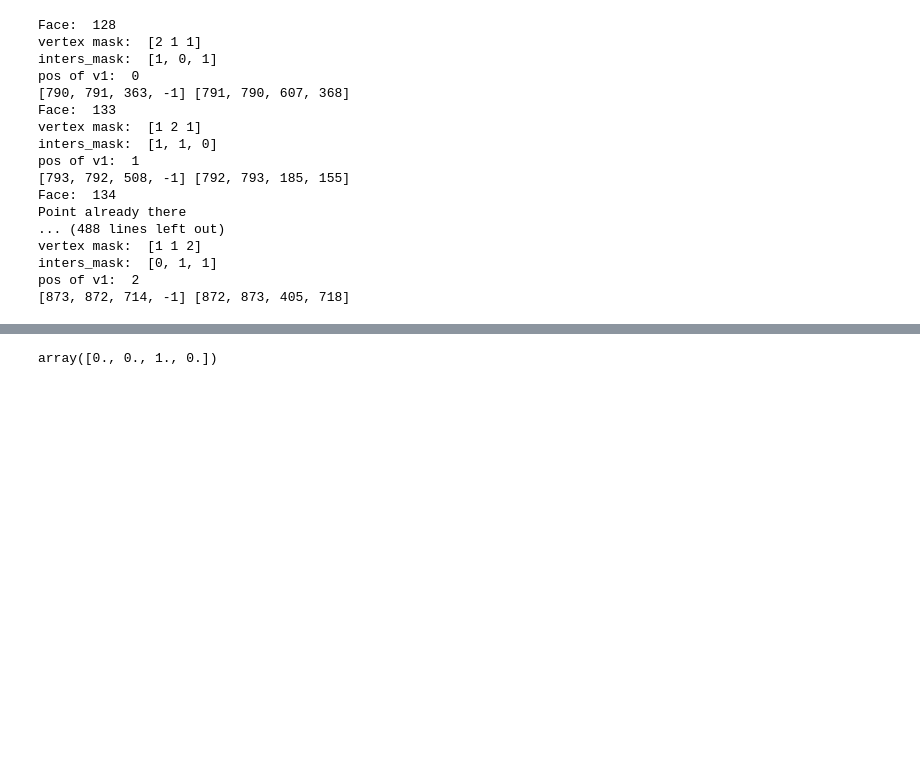
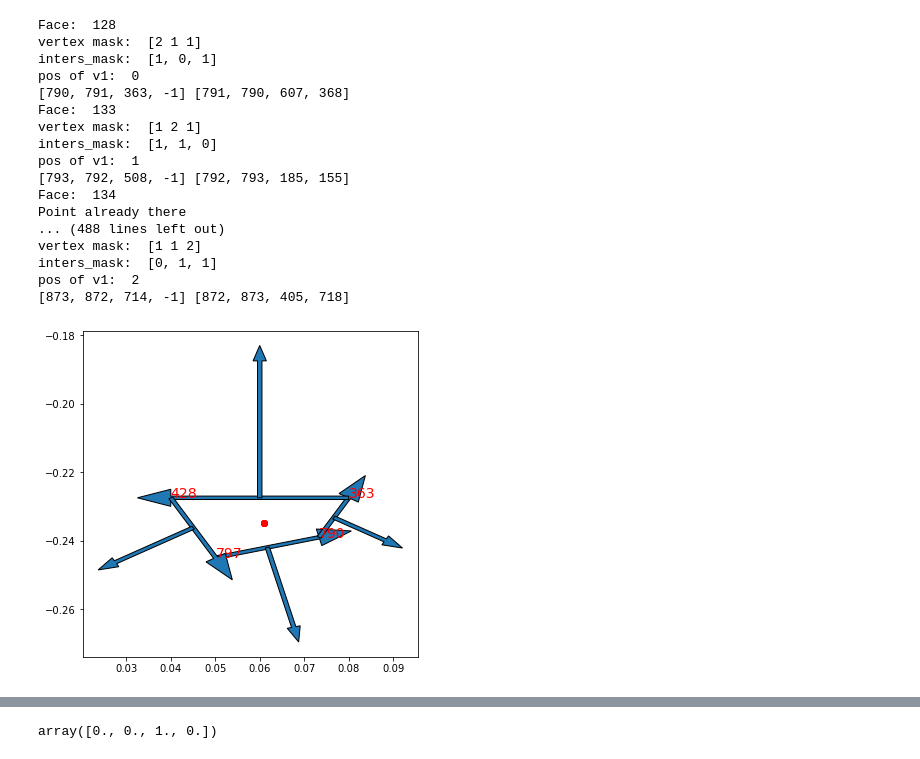
Before and after one commit to aurelio-spadotto/notebooks, a Jupyter notebook: Broken_Mesh.ipynb, the cells around one changed output, grey strips where cells are left out. Cells and saved outputs as stored; diff of their text form; code cells hidden in the pictures; blank space fills up the shorter version.

```diff
--- a/Broken_Mesh.ipynb
+++ b/Broken_Mesh.ipynb
@@ -231,4 +312,30 @@ vertex mask:  [1 1 2]
 inters_mask:  [0, 1, 1]
 pos of v1:  2
 [873, 872, 714, -1] [872, 873, 405, 718]
+# %%
+# visualization
+fig, ax = plt.subplots(figsize=(6,6))
+ifa = 1491
+node_per_face = np.count_nonzero(faces[ifa,:] != -1)
+for ino in range(node_per_face):
+    p1 = coords[faces[ifa,ino],:]
+    p2 = coords[faces[ifa,(ino+1)%node_per_face],:]
+    dx = p2-p1
+    xx = [p1[0],p2[0]]
+    yy = [p1[1],p2[1]]
+    ax.arrow(p1[0],p1[1], dx[0],dx[1],head_width=0.005)
+    #ax.plot(xx,yy,'b', linewidth=1)
+    #ax.plot(xx,yy,'r', linewidth=3)
+    text_position = p1
+    text_content = str(faces[ifa,ino])
+    ax.text(p1[0], p1[1], text_content, fontsize=14, color='red')
+    tangent = (p2-p1)[0:2]
+    normal = np.array([[0,1],[-1,0]])@tangent
+    norm = normal/np.linalg.norm(normal)
+    midpoint = p1+0.5*dx
+    ax.arrow(midpoint[0],midpoint[1],normal[0],normal[1])
+    p = barycenter(ifa)
+    ax.scatter(p[0],p[1],color='red')
+# %% [output]
+[figure, added]
 # %%
```
Also changed, not shown: parts of 32 cells of this notebook, 10 other files.
